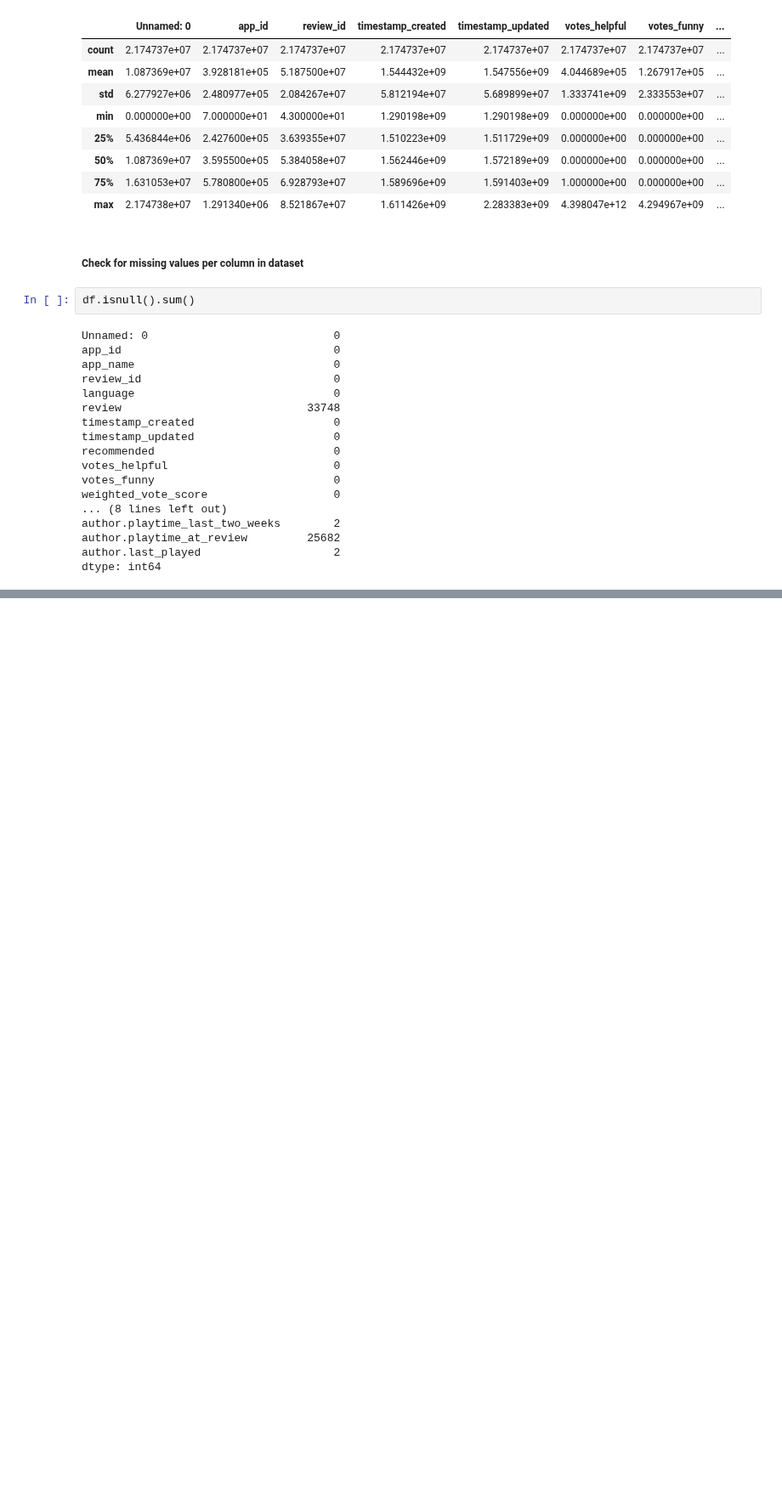
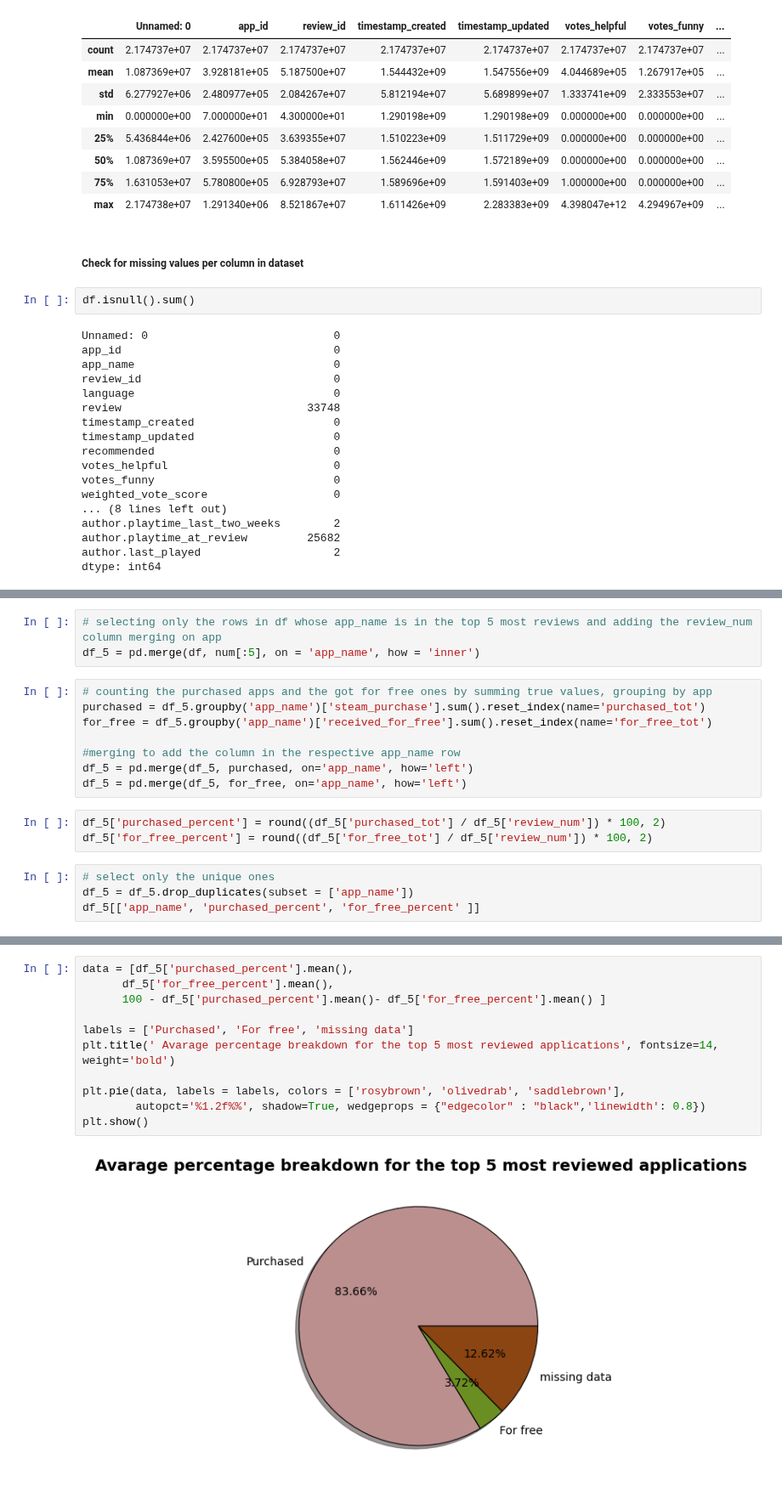
Before and after one commit to yaraoyoussef/ADM-HW2, a Jupyter notebook: main.ipynb, the cells around one changed output, grey strips where cells are left out. Shown at 85% size. Saved outputs shown, nothing was run; the diff lists cells and outputs as text; blank space fills up the shorter version.

```diff
--- a/main.ipynb
+++ b/main.ipynb
@@ -82,0 +161,18 @@ dtype: int64
+# %%
+# selecting only the rows in df whose app_name is in the top 5 most reviews and adding the review_num column merging on app
+df_5 = pd.merge(df, num[:5], on = 'app_name', how = 'inner')
+# %%
+# counting the purchased apps and the got for free ones by summing true values, grouping by app
+purchased = df_5.groupby('app_name')['steam_purchase'].sum().reset_index(name='purchased_tot')
+for_free = df_5.groupby('app_name')['received_for_free'].sum().reset_index(name='for_free_tot')
+
+#merging to add the column in the respective app_name row
+df_5 = pd.merge(df_5, purchased, on='app_name', how='left')
+df_5 = pd.merge(df_5, for_free, on='app_name', how='left')
+# %%
+df_5['purchased_percent'] = round((df_5['purchased_tot'] / df_5['review_num']) * 100, 2)
+df_5['for_free_percent'] = round((df_5['for_free_tot'] / df_5['review_num']) * 100, 2)
+# %%
+# select only the unique ones
+df_5 = df_5.drop_duplicates(subset = ['app_name'])
+df_5[['app_name', 'purchased_percent', 'for_free_percent' ]]
@@ -82,0 +192,13 @@ dtype: int64
+# %%
+data = [df_5['purchased_percent'].mean(),
+      df_5['for_free_percent'].mean(),
+      100 - df_5['purchased_percent'].mean()- df_5['for_free_percent'].mean() ]
+
+labels = ['Purchased', 'For free', 'missing data']
+plt.title(' Avarage percentage breakdown for the top 5 most reviewed applications', fontsize=14, weight='bold')
+
+plt.pie(data, labels = labels, colors = ['rosybrown', 'olivedrab', 'saddlebrown'],
+        autopct='%1.2f%%', shadow=True, wedgeprops = {"edgecolor" : "black",'linewidth': 0.8})
+plt.show()
+# %% [output]
+[figure, added]
```
Also changed, not shown: parts of 25 cells of this notebook.
